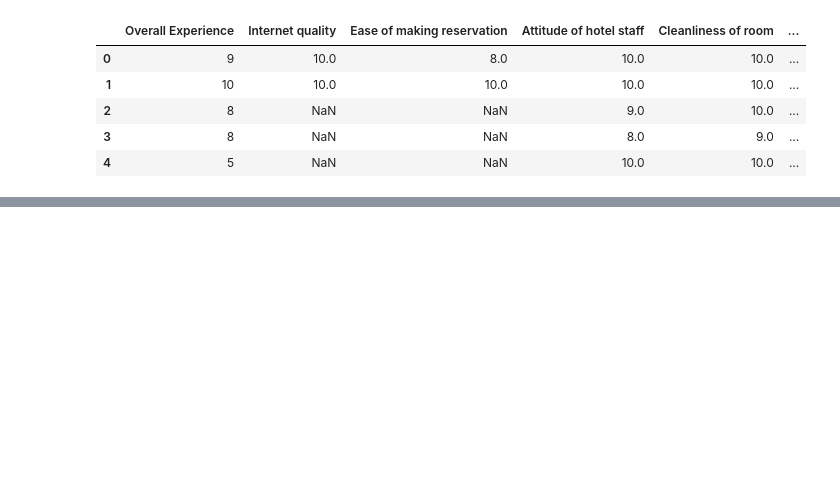
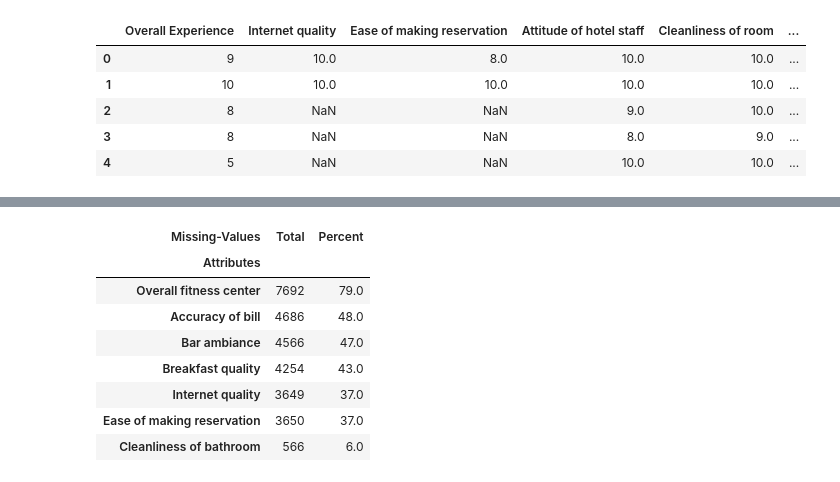
Before and after one commit to bosea3000/Python-for-Data-Analysis, a Jupyter notebook: Missing-Data-Summary.ipynb, the cells around one changed output, grey strips where cells are left out. Cells and saved outputs as stored; diff of their text form; code cells hidden in the pictures; blank space fills up the shorter version.

```diff
--- a/Missing-Data-Summary.ipynb
+++ b/Missing-Data-Summary.ipynb
@@ -60,0 +95,12 @@ Print-Complete
+# %%
+cleaned_missingDf
+# %% [output]
+| Missing-Values | Total | Percent |
+| Attributes |  |  |
+| Overall fitness center | 7692 | 79.0 |
+| Accuracy of bill | 4686 | 48.0 |
+| Bar ambiance | 4566 | 47.0 |
+| Breakfast quality | 4254 | 43.0 |
+| Internet quality | 3649 | 37.0 |
+| Ease of making reservation | 3650 | 37.0 |
+| Cleanliness of bathroom | 566 | 6.0 |
```
Also changed, not shown: parts of 6 cells of this notebook.
